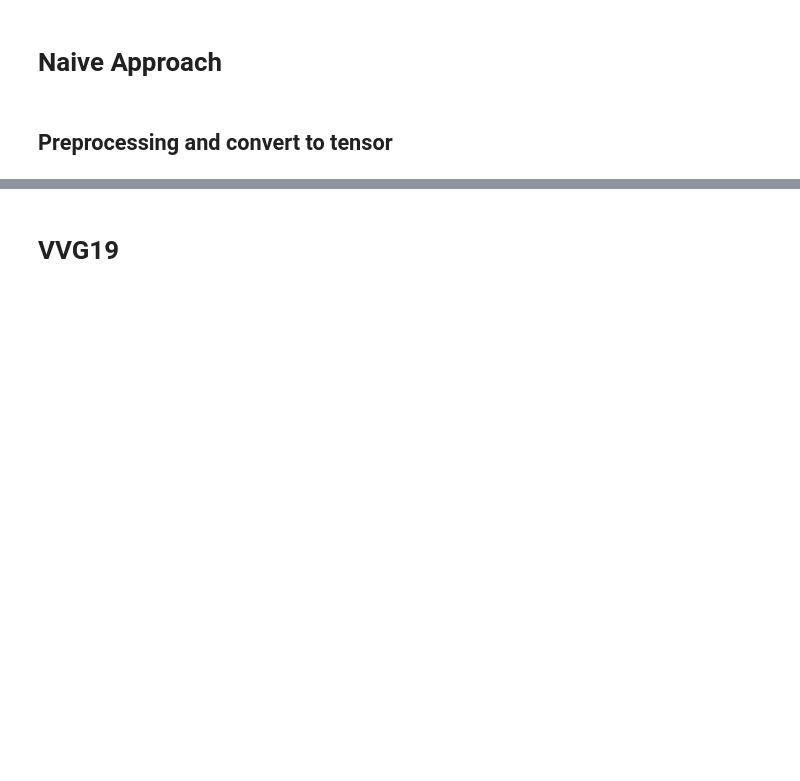
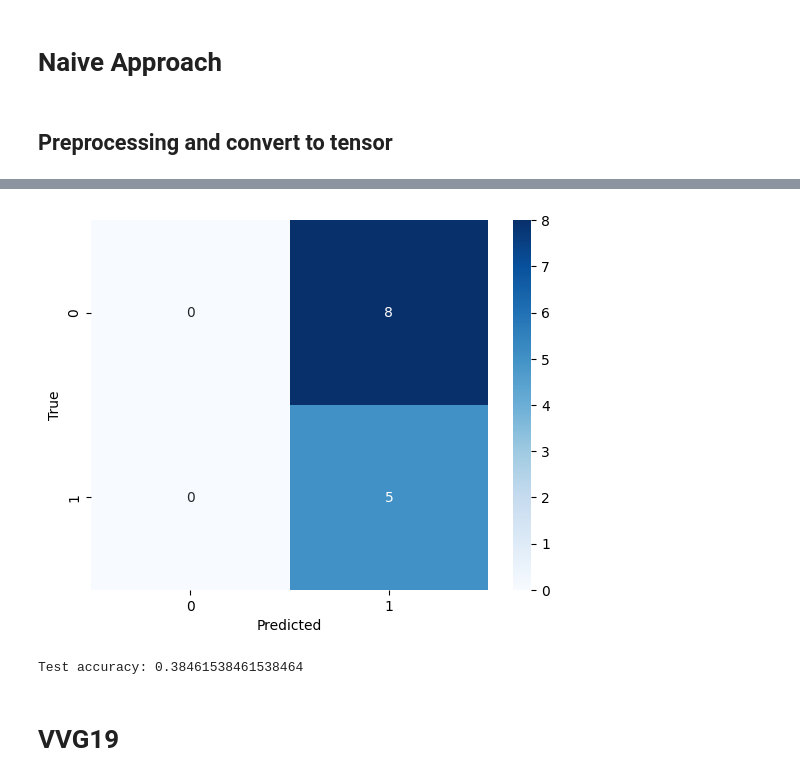
Before and after one commit to Zoroa1885/Brain_Tumor_Detection, a Jupyter notebook: Analysis.ipynb, the cells around one changed output, grey strips where cells are left out. Cells and saved outputs as stored; diff of their text form; code cells hidden in the pictures; blank space fills up the shorter version.

Commit message:
Naive model implentation

```diff
--- a/Analysis.ipynb
+++ b/Analysis.ipynb
@@ -134,8 +135,6 @@ images = np.concatenate((no_images, yes_images))
 labels = np.concatenate((no_labels, yes_labels))
 # %%
 train_val_images, test_images, train_val_labels, test_labels = train_test_split(images, labels, test_size = 0.05, random_state = 42)
-train_images, val_images, train_labels, val_labels = train_test_split(train_val_images, train_val_labels, test_size = 0.05, random_state = 42)
+train_images, val_images, train_labels, val_labels = train_test_split(train_val_images, train_val_labels, test_size = 0.25, random_state = 42)
+
 train_images, test_images, val_images = train_images.astype("float32") / 255.0, test_images.astype("float32") / 255.0, val_images.astype("float32") / 255.0
-# %%
-train_labels = to_categorical(train_labels)
-test_labels = to_categorical(test_labels)
@@ -148,5 +165,5 @@ model.add(layers.MaxPooling2D((2, 2)))
 model.add(layers.Conv2D(64, (3, 3), activation='relu'))
 
 model.add(layers.Flatten())
-model.add(layers.Dense(2))
+model.add(layers.Dense(1,activation = "sigmoid"))
 model.summary()
@@ -180,0 +220,19 @@ y_pred = np.round(y_pred).astype(int)
+# %%
+y_pred = model.predict(test_images)
+y_pred = np.round(y_pred).astype(int)
+
+# Plot confusion matrix
+from sklearn.metrics import confusion_matrix, accuracy_score
+import seaborn as sns
+
+cm = confusion_matrix(y_test, y_pred)
+
+sns.heatmap(cm, annot=True, cmap='Blues')
+plt.xlabel('Predicted')
+plt.ylabel('True')
+plt.show()
+
+# Calculate accuracy on test set
+test_accuracy = accuracy_score(y_test, y_pred)
+print('Test accuracy:', test_accuracy)
+# %% [output]
@@ -181,3 +240,5 @@ y_pred = np.round(y_pred).astype(int)
+[figure, added]
+Test accuracy: 0.38461538461538464
 # %% [markdown]
 # VVG19
 # %% [markdown]
```
Also changed, not shown: parts of 12 cells of this notebook.
